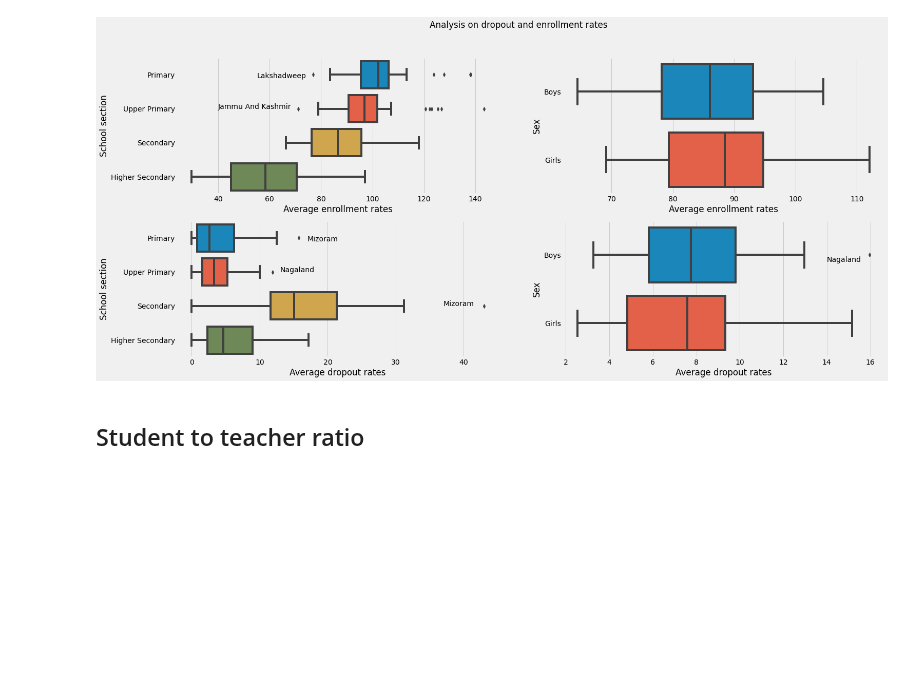
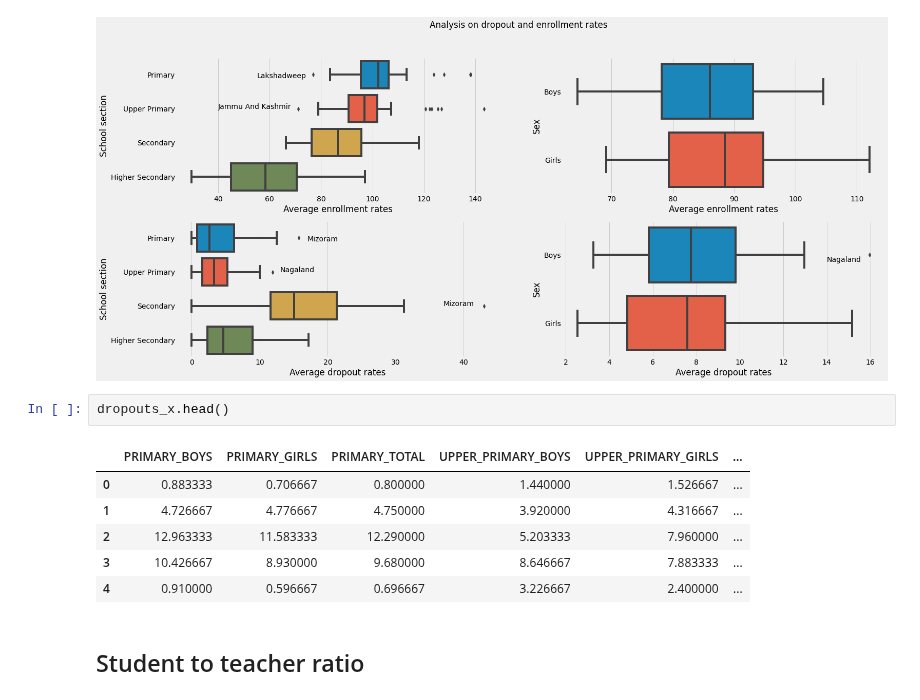
Before and after one commit to AnupamMisra/Data-science-projects, a Jupyter notebook: Education/notebooks/analysis.ipynb, the cells around one changed output. Drawn from its saved outputs; the diff is of its cells as text; blank space fills up the shorter version.

```diff
--- a/Education/notebooks/analysis.ipynb
+++ b/Education/notebooks/analysis.ipynb
@@ -170,6 +170,15 @@ plt.suptitle("Analysis on dropout and enrollment rates")
 # %% [output]
 Text(0.5, 0.98, 'Analysis on dropout and enrollment rates')
 [figure]
+# %%
+dropouts_x.head()
+# %% [output]
+|  | PRIMARY_BOYS | PRIMARY_GIRLS | PRIMARY_TOTAL | UPPER_PRIMARY_BOYS | UPPER_PRIMARY_GIRLS | ... |
+| 0 | 0.883333 | 0.706667 | 0.800000 | 1.440000 | 1.526667 | ... |
+| 1 | 4.726667 | 4.776667 | 4.750000 | 3.920000 | 4.316667 | ... |
+| 2 | 12.963333 | 11.583333 | 12.290000 | 5.203333 | 7.960000 | ... |
+| 3 | 10.426667 | 8.930000 | 9.680000 | 8.646667 | 7.883333 | ... |
+| 4 | 0.910000 | 0.596667 | 0.696667 | 3.226667 | 2.400000 | ... |
 # %% [markdown]
 ## Student to teacher ratio
 # %%
```
Also changed, not shown: parts of 15 cells of this notebook.
